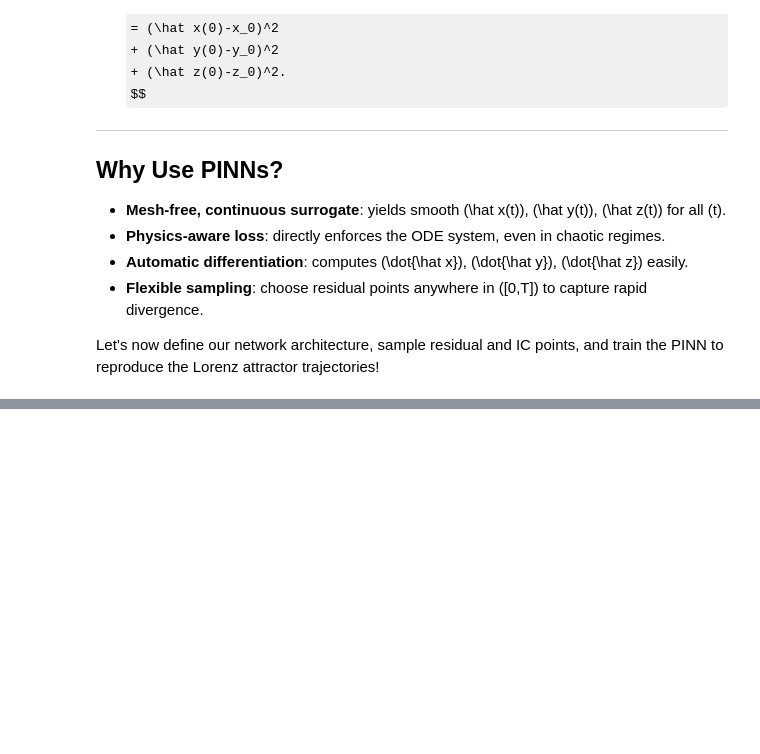
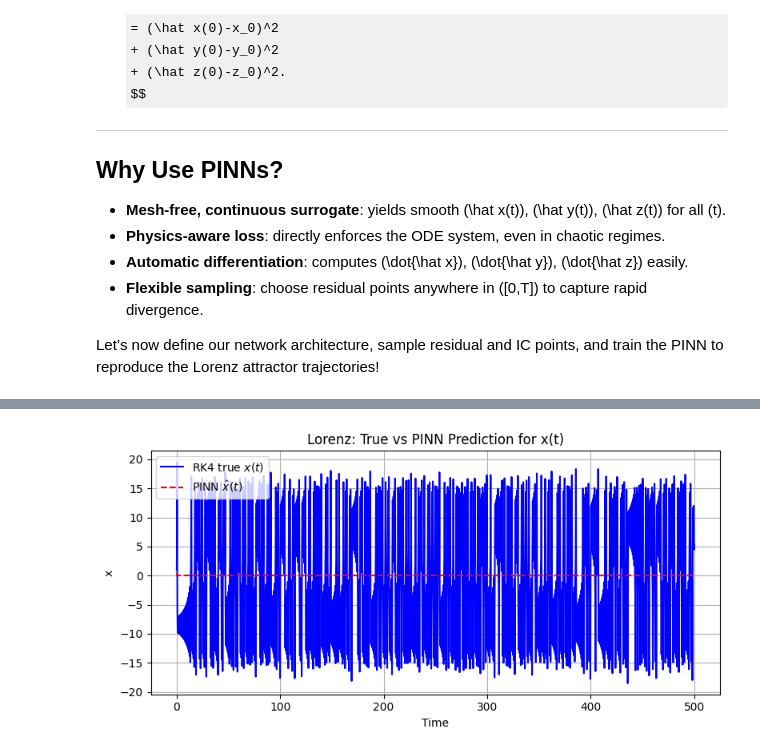
Before and after one commit to Aman-Sunesh/Physics-Informed-Neural-Networks-for-Classical-Physics-Laws, a Jupyter notebook: Lorenz_System.ipynb, the cells around one changed output, grey strips where cells are left out. Cells and saved outputs as stored; diff of their text form; code cells hidden in the pictures; some formulas as TeX source; blank space fills up the shorter version.

```diff
--- a/Lorenz_System.ipynb
+++ b/Lorenz_System.ipynb
@@ -164,0 +228,43 @@ def train(network, t, x, y, z, t0, x0, y0, z0, sigma, rho, beta, epochs, lr = 1e
+# %%
+dt = 0.01
+N = 50000
+sigma, rho, beta = 10.0, 28.0, 8.0/3.0
+x0, y0, z0 = 1.0, 1.0, 1.0
+state = np.array([x0, y0, z0])
+
+trajectory = np.zeros((N+1, 3))
+trajectory[0] = state
+
+for i in range(N):
+    state = rk4(state, dt, sigma, rho, beta)
+    trajectory[i+1] = state
+# %%
+t_np = np.linspace(0, N*dt, N+1)
+t_test_np = t_np.reshape(-1,1).astype(np.float32)
+t_test = torch.from_numpy(t_test_np)  # shape [N+1,1]
+
+model.eval()
+
+with torch.no_grad():
+    t_pred = model(t_test)
+
+x_pred = t_pred[:, 0:1]
+y_pred = t_pred[:, 1:2]
+z_pred = t_pred[:, 2:3]
+
+x_pred_np = x_pred.cpu().numpy()
+y_pred_np = y_pred.cpu().numpy()
+z_pred_np = z_pred.cpu().numpy()
+# %%
+plt.figure(figsize=(8,4))
+plt.plot(t_np, trajectory[:,0], 'b-', label='RK4 true $x(t)$')
+plt.plot(t_np, x_pred, 'r--', label='PINN $\\hat x(t)$')
+plt.xlabel('Time')
+plt.ylabel('x')
+plt.title('Lorenz: True vs PINN Prediction for x(t)')
+plt.legend()
+plt.grid(True)
+plt.tight_layout()
+plt.show()
+# %% [output]
+[figure, added]
```
Also changed, not shown: parts of 10 cells of this notebook, 1 other file.
